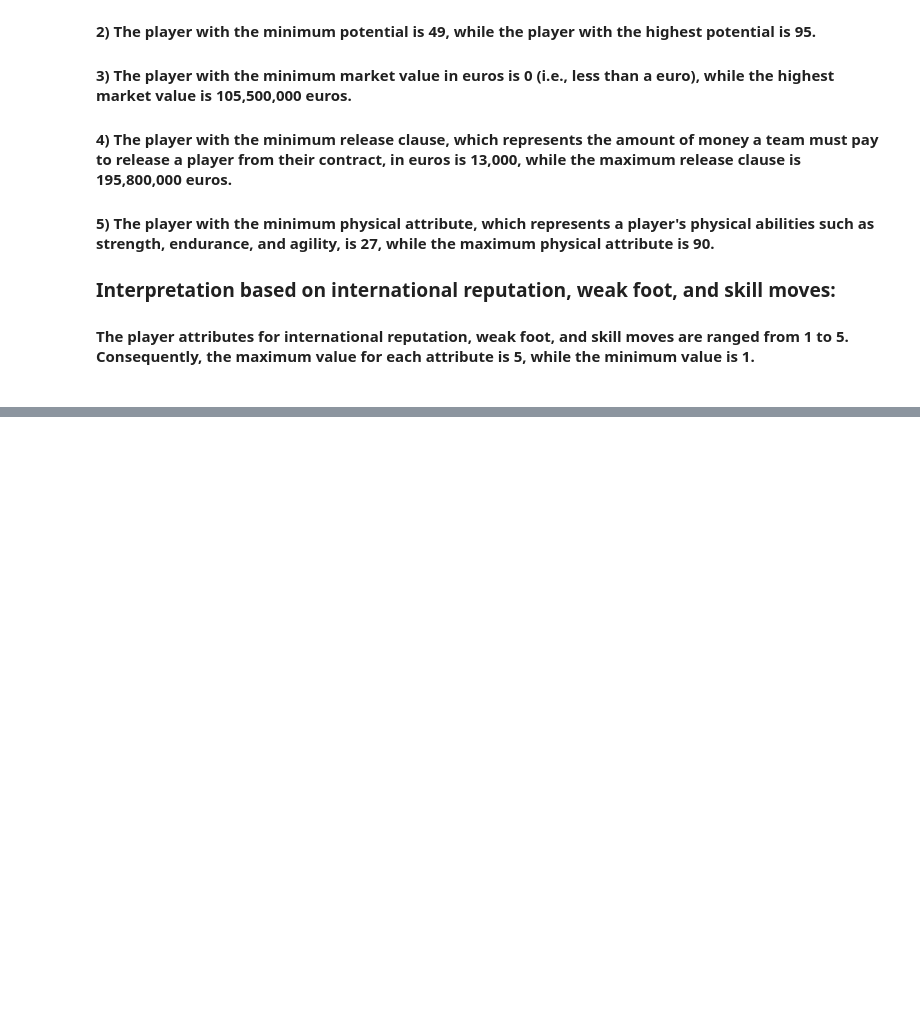
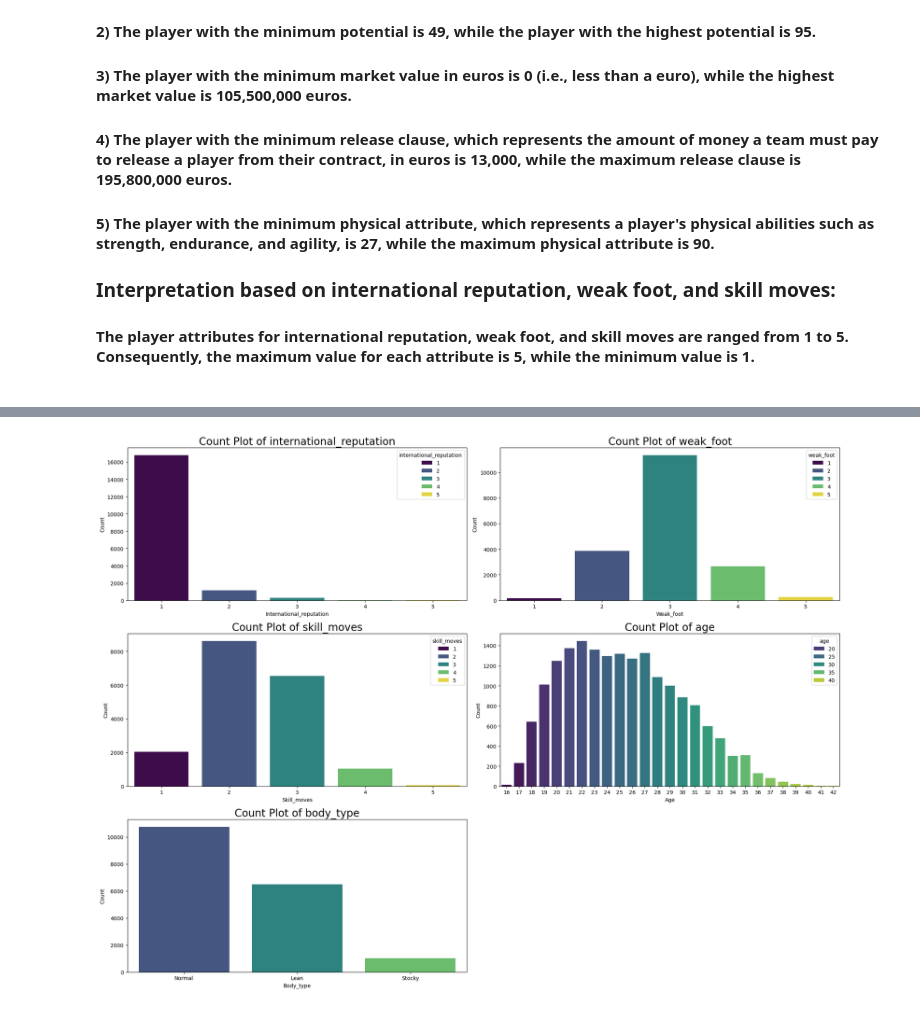
Before and after one commit to SweetyDhas/Projects, a Jupyter notebook: Fifa20/Fifa20.ipynb, the cells around one changed output, grey strips where cells are left out. Cells and saved outputs as stored; diff of their text form; code cells hidden in the pictures; blank space fills up the shorter version.

```diff
--- a/Fifa20/Fifa20.ipynb
+++ b/Fifa20/Fifa20.ipynb
@@ -457,0 +455,6 @@ Text(0, 0.5, 'Frequency')
+# %%
+# Replacing the misentries by mode.
+mode_body_type = data['body_type'].mode()[0]
+misentries = ['Messi', 'C. Ronaldo', 'Neymar', 'PLAYER_BODY_TYPE_25', 'Courtois', 'Shaqiri', 'Akinfenwa']
+data.loc[data['body_type'].isin(misentries), 'body_type'] = mode_body_type
+print(data['body_type'].value_counts())
@@ -457,0 +477,16 @@ Text(0, 0.5, 'Frequency')
+# %%
+# Count Plot for the different features.
+features = ['international_reputation', 'weak_foot', 'skill_moves', 'age', 'body_type']
+plt.figure(figsize = (20,15))
+i = 1
+for feature in features:
+    plt.subplot(3, 2, i)
+    sns.countplot(x = feature, data = data,  hue = feature, palette = 'viridis' )
+    plt.title(f'Count Plot of {feature}', fontsize = 20)
+    plt.xlabel(feature.capitalize(), fontsize=10)
+    plt.ylabel('Count', fontsize=10)
+    i=i+1
+plt.tight_layout()
+plt.show()
+# %% [output]
+[figure, added]
```
Also changed, not shown: parts of 8 cells of this notebook.
